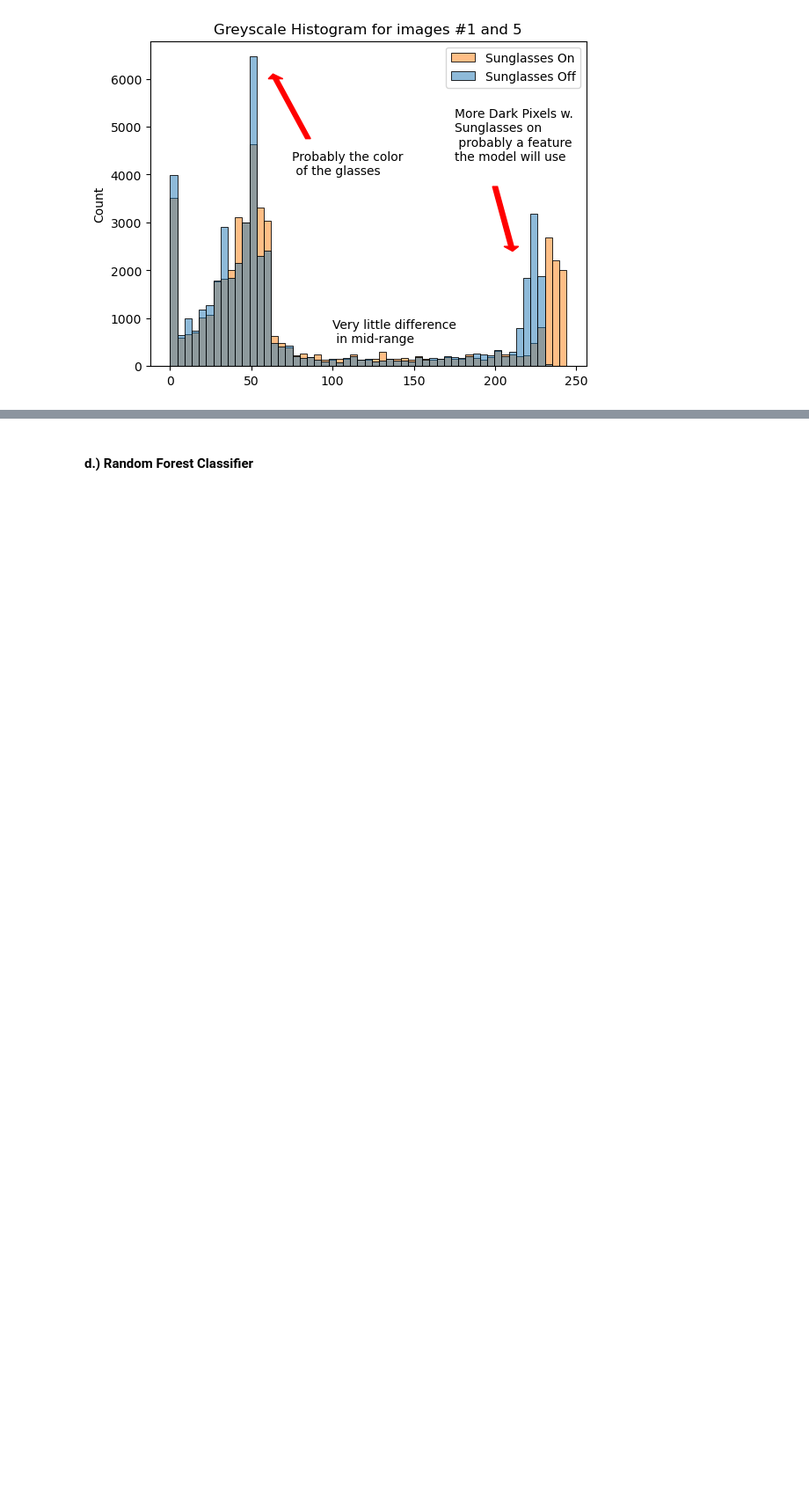
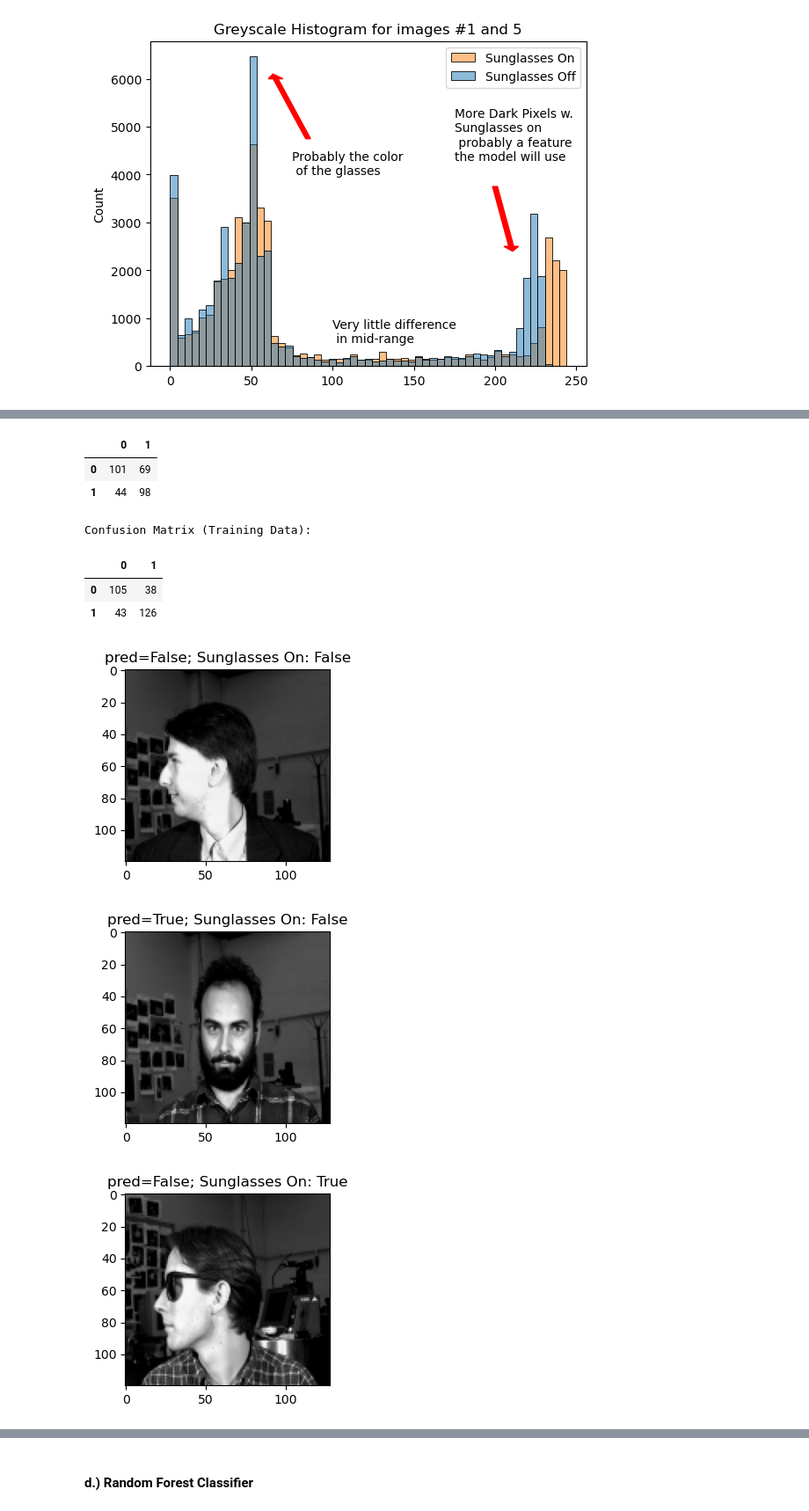
Before and after one commit to masc3796/dtsa5509_final, a Jupyter notebook: Sunglasses.ipynb, the cells around one changed output, grey strips where cells are left out. Shown at 88% size. Saved outputs shown, nothing was run; the diff lists cells and outputs as text; code cells hidden in the pictures; blank space fills up the shorter version.

```diff
--- a/Sunglasses.ipynb
+++ b/Sunglasses.ipynb
@@ -332,22 +430,38 @@ parameters = {
     "var_smoothing" : np.logspace(start=-2, stop=2, num=10, base=2)
 }
 
-clf = GaussianNB()
-grid = GridSearchCV(clf, parameters, cv= 5, scoring="accuracy")
-grid.fit(X, y)
+clf_NB = GaussianNB()
+grid_NB = GridSearchCV(clf_NB, parameters, cv= 5, scoring="accuracy")
+grid_NB.fit(X, y)
 
-print("best params", grid.best_params_)
+print("best params", grid_NB.best_params_)
 
 start = timer()
-clf.fit(X_train, y_train)
+clf_NB.fit(X_train, y_train)
 end = timer()
 print(f"Training time = {end-start} seconds")
 
 start = timer()
-y_pred = clf.predict(X_test)
+y_pred_NB_test = clf_NB.predict(X_test)
 end = timer()
 print(f"Prediction time = {end-start} seconds")
 
-print(accuracy_score(y_test, y_pred))
+print("Accuracy Score:", accuracy_score(y_test, y_pred_NB_test))
+
+conf_matrix_NB_test = confusion_matrix(y_test, y_pred_NB_test)
+conf_matrix_NB_test = pd.DataFrame(conf_matrix_NB_test)
+print("\nConfusion Matrix (Test Data):")
+display(HTML(conf_matrix_NB_test.to_html()))
+
+y_pred_NB_train = clf_NB.predict(X_train)
+conf_matrix_NB_train = confusion_matrix(y_train, y_pred_NB_train)
+conf_matrix_NB_train = pd.DataFrame(conf_matrix_NB_train)
+print("\nConfusion Matrix (Training Data):")
+display(HTML(conf_matrix_NB_train.to_html()))
+
+#spot check a few random images
+for i in range(4):
+    idx = random.randint(0, len(y_pred))
+    show_image(X_test, y_test, idx, f"pred={bool(y_pred_NB_test[idx])}; ")
 # %% [output]
 best params {'var_smoothing': 0.8572439828530728}
@@ -356,0 +473,10 @@ Prediction time = 0.13985306699760258 seconds
+|  | 0 | 1 |
+| 0 | 101 | 69 |
+| 1 | 44 | 98 |
+Confusion Matrix (Training Data):
+|  | 0 | 1 |
+| 0 | 105 | 38 |
+| 1 | 43 | 126 |
+[figure, added]
+[figure, added]
+[figure, added]
```
Also changed, not shown: parts of 22 cells of this notebook, 3 other files.
